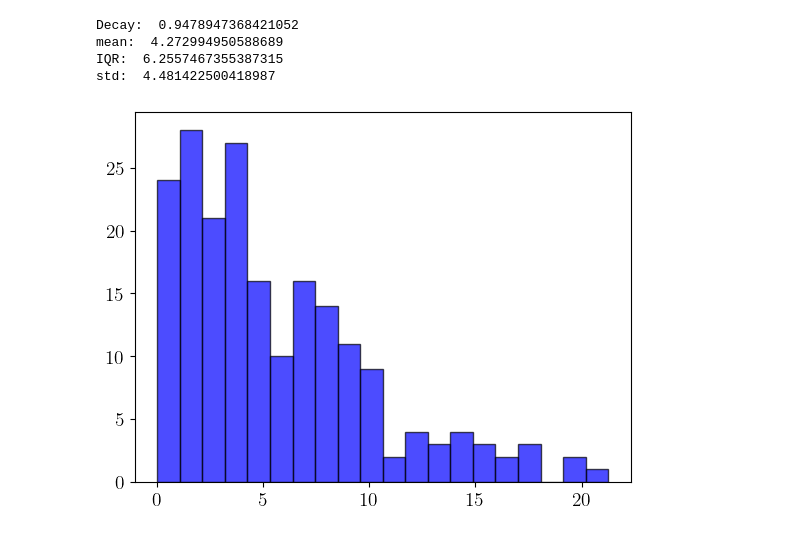
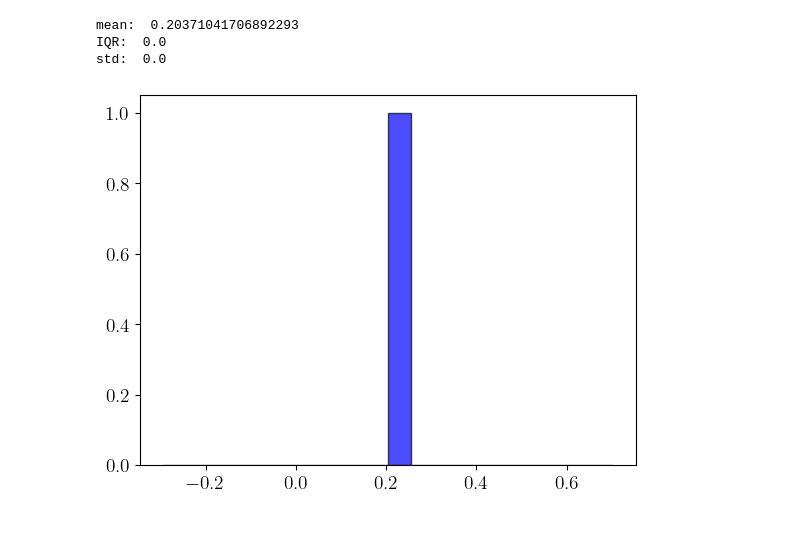
Before and after one commit to Davidkatom/Crosstalk, a Jupyter notebook: Comparisons/error_vs_decay.ipynb, the cells around one changed output. Cells and saved outputs as stored; diff of their text form; code cells hidden in the pictures.

```diff
--- a/Comparisons/error_vs_decay.ipynb
+++ b/Comparisons/error_vs_decay.ipynb
@@ -119,0 +149,33 @@ plt.legend()
+# %%
+import matplotlib.pyplot as plt
+
+plt.figure(figsize=(10, 4))  # Adjust the figure size to make the plot longer
+plt.rcParams['text.usetex'] = True
+font = {'family': 'normal',
+        'weight': 'bold',
+        'size': 14}
+
+plt.rc('font', **font)
+
+plt.errorbar(Decay, 100 * np.array(errors_uniform_median_w), yerr=100 * np.array(errors_uniform_std_w),
+             fmt='o', color='blue')
+plt.errorbar(Decay, 100 * np.array(errors_fisher_median_w), yerr=100 * np.array(errors_fisher_std_w),
+             fmt='o', color='red')
+plt.errorbar(Decay, 100 * np.array(errors_local_median_w), yerr=100 * np.array(errors_local_std_w), fmt='o',
+             color='green')
+# plt.errorbar(Decay, 100 * np.array(errors_uniform_median_G/Decay ), yerr=100 * np.array(errors_uniform_std_G/Decay ), fmt='o',
+#              color='magenta')
+# Scatter points for 75th percentiles
+plt.title("Freq")
+
+
+# plt.title(f'Shots={Decay} ')
+plt.xlabel('$\gamma$')
+plt.ylabel('Median / $\gamma$')
+plt.grid()
+# plt.yscale('log')
+# plt.xscale('log')
+# plt.xlim([0, 2])
+plt.ylim([0,50])
+plt.grid()
+plt.legend()
@@ -120,18 +185,17 @@ plt.legend()
 # %%
-index = 9
-print("Decay: ",Decay[index])
-X = 100 * np.array(errors_local_reshaped[index] / Decay[index])
+# index = 9
+X = np.array(errors_fisher_median_w)[5]
+# print("Decay: ",Decay[index])
 
 #plot histogram with 10 bins
 plt.hist(X, bins=20, color='blue', edgecolor='black', alpha=0.7)
 q75, q25 = np.percentile(X, [75, 25])
 iqr = q75 - q25
 print("mean: ",np.median(X))
 print("IQR: ", iqr)
 print("std: ", np.std(X))
 # %% [output]
-Decay:  0.9478947368421052
-mean:  4.272994950588689
-IQR:  6.2557467355387315
-std:  4.481422500418987
+mean:  0.20371041706892293
+IQR:  0.0
+std:  0.0
-[figure, old version]
+[figure, new version]
```
Also changed, not shown: parts of 13 cells of this notebook, 3 other files.
